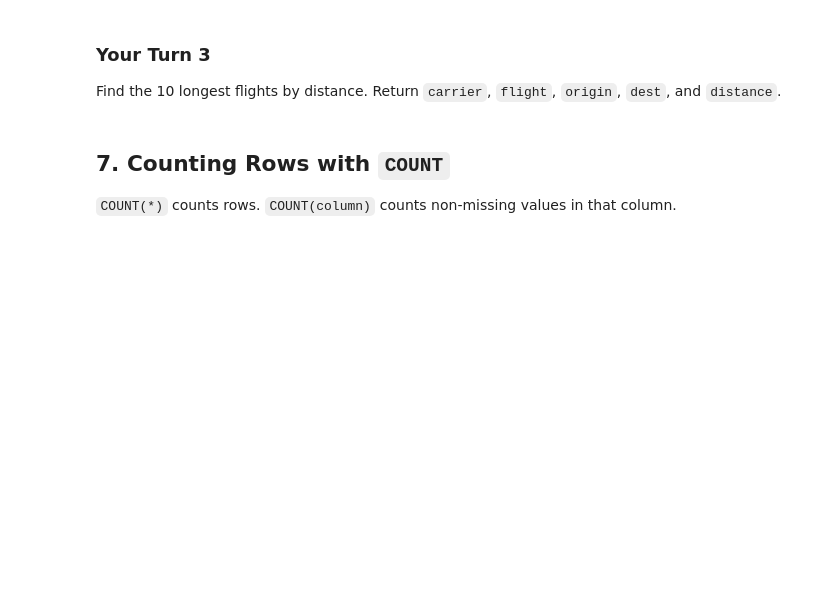
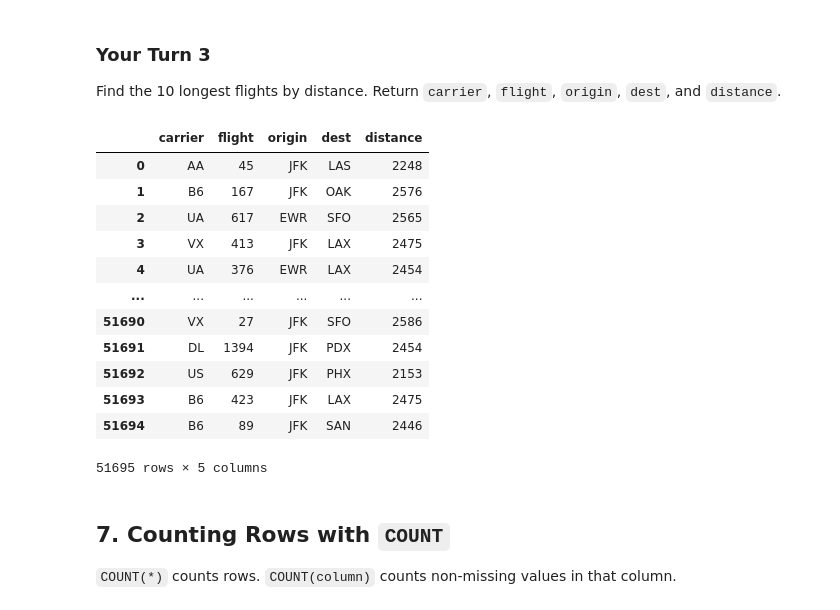
Before and after one commit to glendadavisjohnson/ban6003_001_weeks9_10_sql_abt_template_davis_johnson_glenda, a Jupyter notebook: notebooks/module9_neon_sql_fundamentals_guided_lab.ipynb, the cells around one changed output. Saved outputs shown, nothing was run; the diff lists cells and outputs as text; code cells hidden in the pictures; blank space fills up the shorter version.

```diff
--- a/notebooks/module9_neon_sql_fundamentals_guided_lab.ipynb
+++ b/notebooks/module9_neon_sql_fundamentals_guided_lab.ipynb
@@ -229,10 +352,27 @@ Find the 10 longest flights by distance. Return `carrier`, `flight`, `origin`, `
 # %%
 # Your Turn 3
 query = """
+SELECT carrier, flight, origin, dest, distance
+FROM flights
+WHERE distance >= 2000
 
 """
 
 run_query(query, engine)
+# %% [output]
+|  | carrier | flight | origin | dest | distance |
+| 0 | AA | 45 | JFK | LAS | 2248 |
+| 1 | B6 | 167 | JFK | OAK | 2576 |
+| 2 | UA | 617 | EWR | SFO | 2565 |
+| 3 | VX | 413 | JFK | LAX | 2475 |
+| 4 | UA | 376 | EWR | LAX | 2454 |
+| ... | ... | ... | ... | ... | ... |
+| 51690 | VX | 27 | JFK | SFO | 2586 |
+| 51691 | DL | 1394 | JFK | PDX | 2454 |
+| 51692 | US | 629 | JFK | PHX | 2153 |
+| 51693 | B6 | 423 | JFK | LAX | 2475 |
+| 51694 | B6 | 89 | JFK | SAN | 2446 |
+51695 rows × 5 columns
 # %% [markdown]
 ## 7. Counting Rows with `COUNT`
 
```
Also changed, not shown: parts of 31 cells of this notebook.
